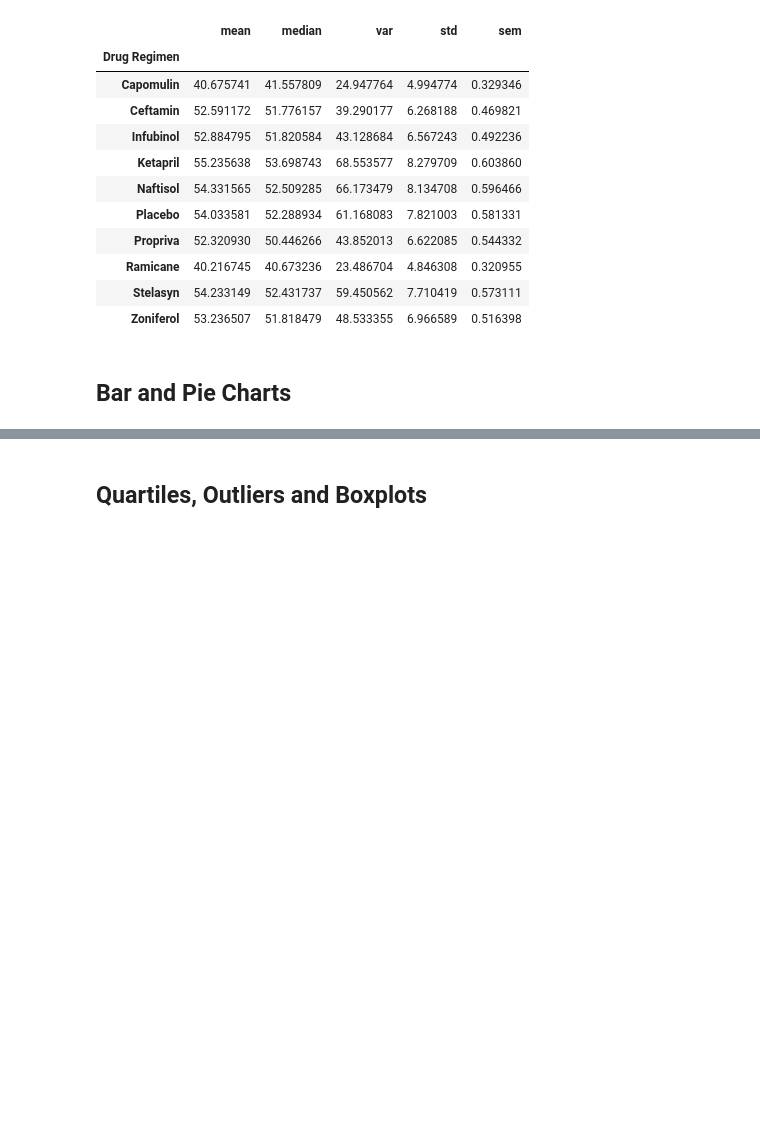
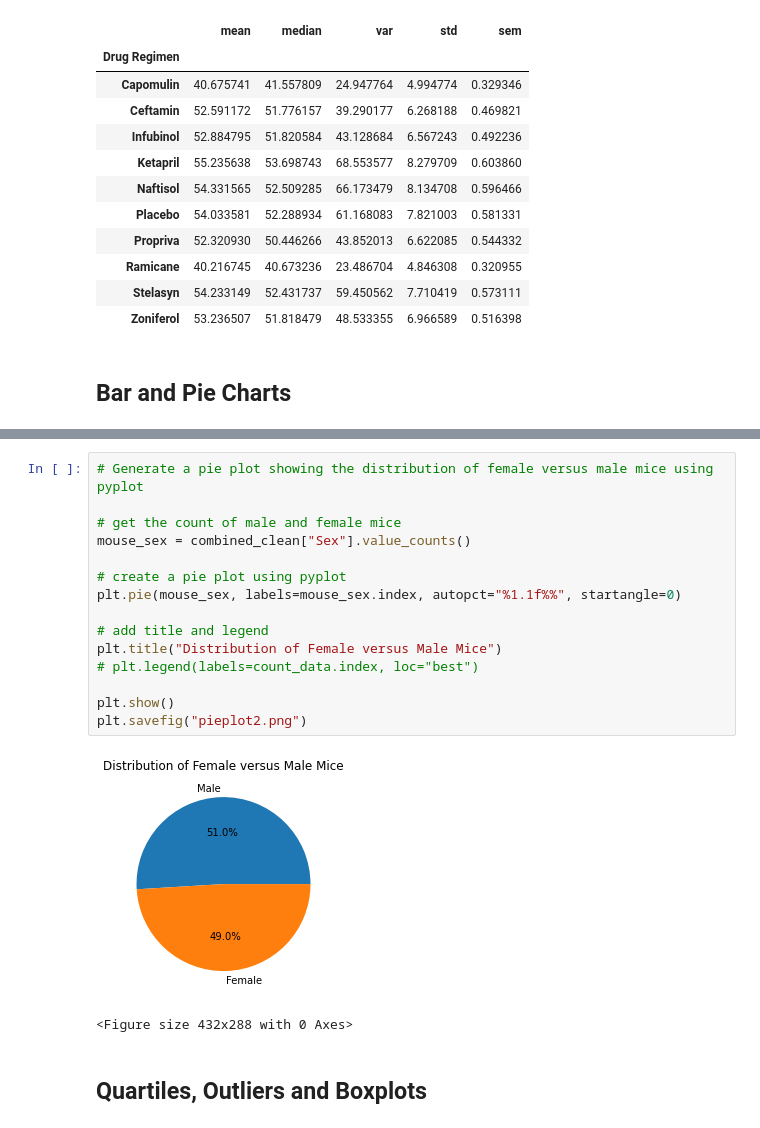
Before and after one commit to bskaar/Pymaceuticals, a Jupyter notebook: Pymaceuticals/pymaceuticals_starter.ipynb, the cells around one changed output, grey strips where cells are left out. Drawn from its saved outputs; the diff is of its cells as text; blank space fills up the shorter version.

```diff
--- a/Pymaceuticals/pymaceuticals_starter.ipynb
+++ b/Pymaceuticals/pymaceuticals_starter.ipynb
@@ -209,3 +238,21 @@ plt.savefig('barplot1')
+# %%
+# Generate a pie plot showing the distribution of female versus male mice using pyplot
+
+# get the count of male and female mice
+mouse_sex = combined_clean["Sex"].value_counts()
+
+# create a pie plot using pyplot
+plt.pie(mouse_sex, labels=mouse_sex.index, autopct="%1.1f%%", startangle=0)
+
+# add title and legend
+plt.title("Distribution of Female versus Male Mice")
+# plt.legend(labels=count_data.index, loc="best")
+
+plt.show()
+plt.savefig("pieplot2.png")
+# %% [output]
+[figure, added]
+<Figure size 432x288 with 0 Axes>
 # %% [markdown]
 ## Quartiles, Outliers and Boxplots
 # %%
```
Also changed, not shown: parts of 17 cells of this notebook, 7 other files.
